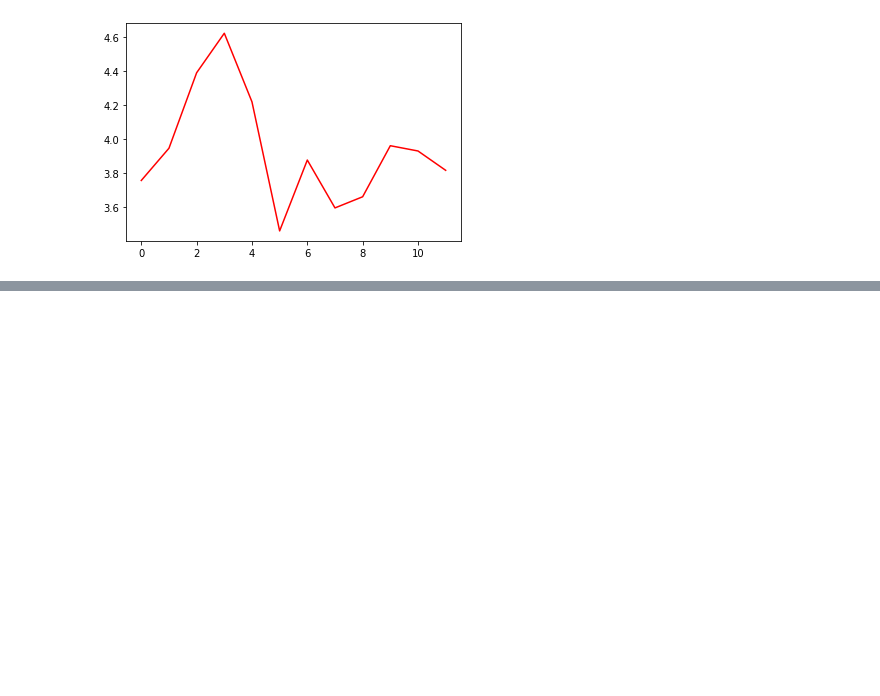
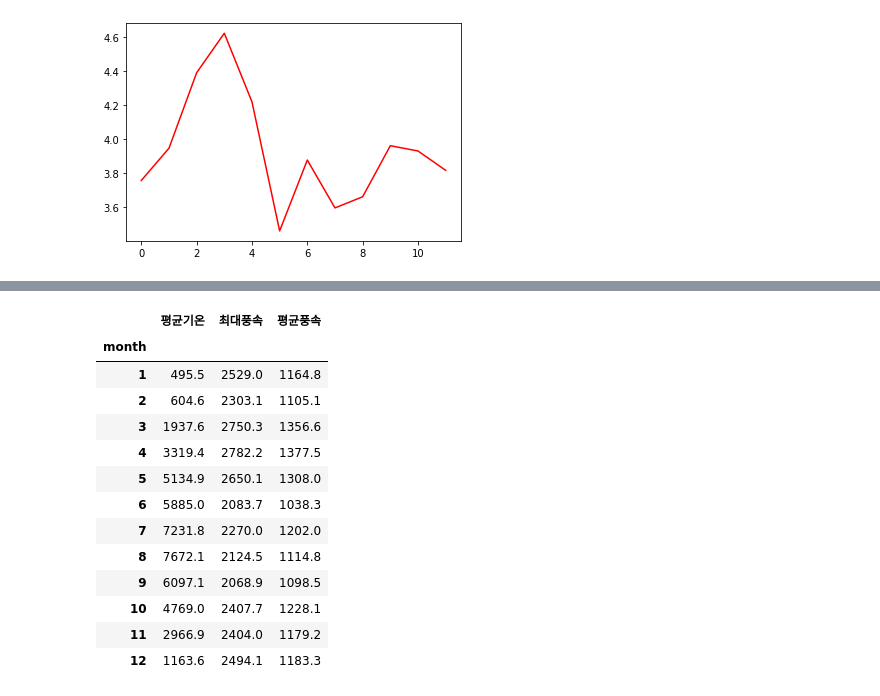
Before and after one commit to peanutBana/project_lion_django, a Jupyter notebook: DataScience/12장/12장.ipynb, the cells around one changed output, grey strips where cells are left out. Drawn from its saved outputs; the diff is of its cells as text; code cells hidden in the pictures; blank space fills up the shorter version.

```diff
--- a/DataScience/12장/12장.ipynb
+++ b/DataScience/12장/12장.ipynb
@@ -298,3 +296,8 @@ plt.plot(monthly_wind, "red")
 plt.show()
 # %% [output]
 [figure]
+# %%
+weather = pd.read_csv('/Users/park_minwoo/Downloads/weather.csv')
+weather['month'] = pd.DatetimeIndex(weather['일시']).month
+means = weather.groupby('month').mean()
+print(means)
@@ -300,0 +319,18 @@ plt.show()
+# %%
+sum_data = weather.groupby('month').sum()
+sum_data
+# %% [output]
+|  | 평균기온 | 최대풍속 | 평균풍속 |
+| month |  |  |  |
+| 1 | 495.5 | 2529.0 | 1164.8 |
+| 2 | 604.6 | 2303.1 | 1105.1 |
+| 3 | 1937.6 | 2750.3 | 1356.6 |
+| 4 | 3319.4 | 2782.2 | 1377.5 |
+| 5 | 5134.9 | 2650.1 | 1308.0 |
+| 6 | 5885.0 | 2083.7 | 1038.3 |
+| 7 | 7231.8 | 2270.0 | 1202.0 |
+| 8 | 7672.1 | 2124.5 | 1114.8 |
+| 9 | 6097.1 | 2068.9 | 1098.5 |
+| 10 | 4769.0 | 2407.7 | 1228.1 |
+| 11 | 2966.9 | 2404.0 | 1179.2 |
+| 12 | 1163.6 | 2494.1 | 1183.3 |
```
Also changed, not shown: parts of 14 cells of this notebook, 1 other file.
